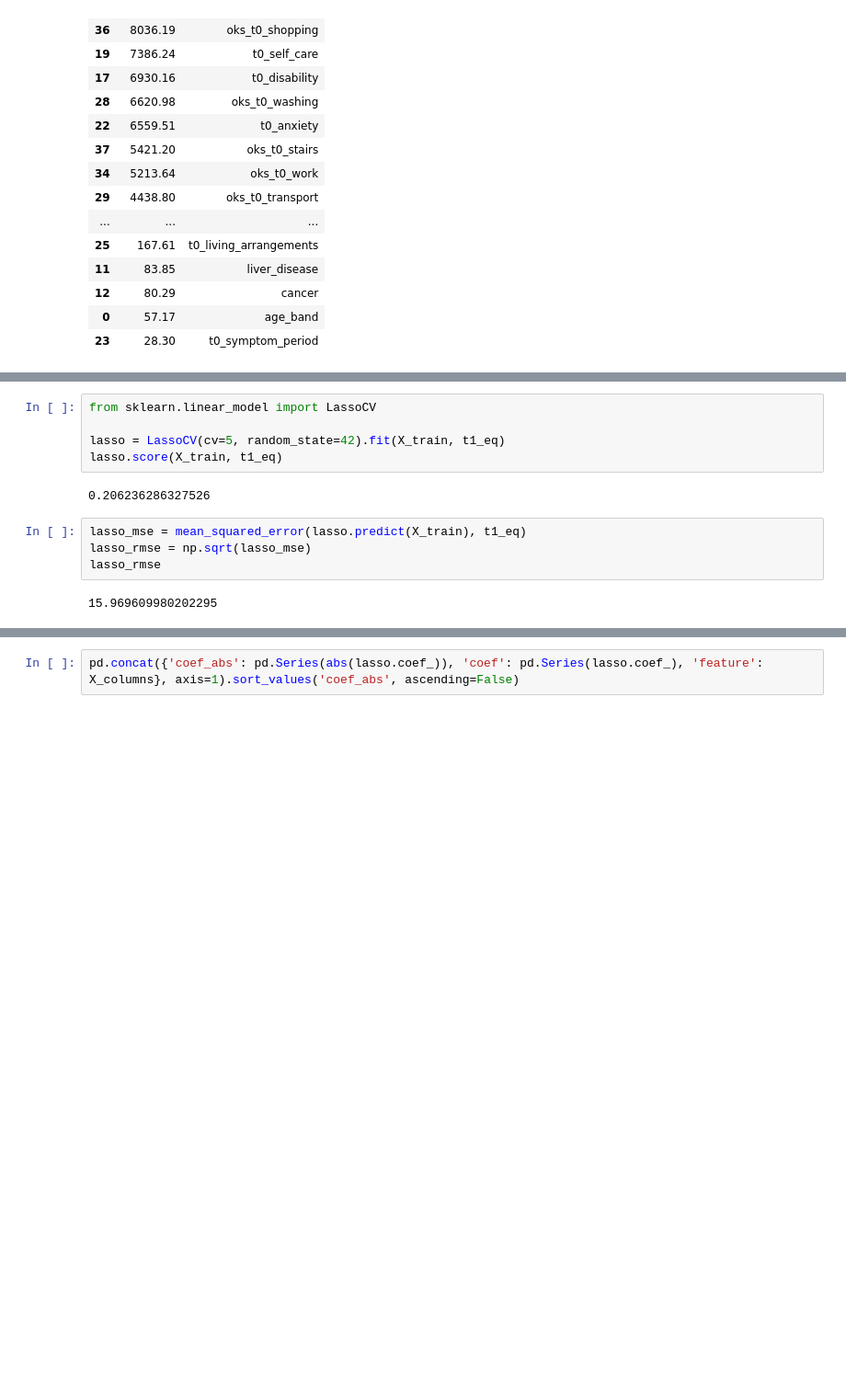
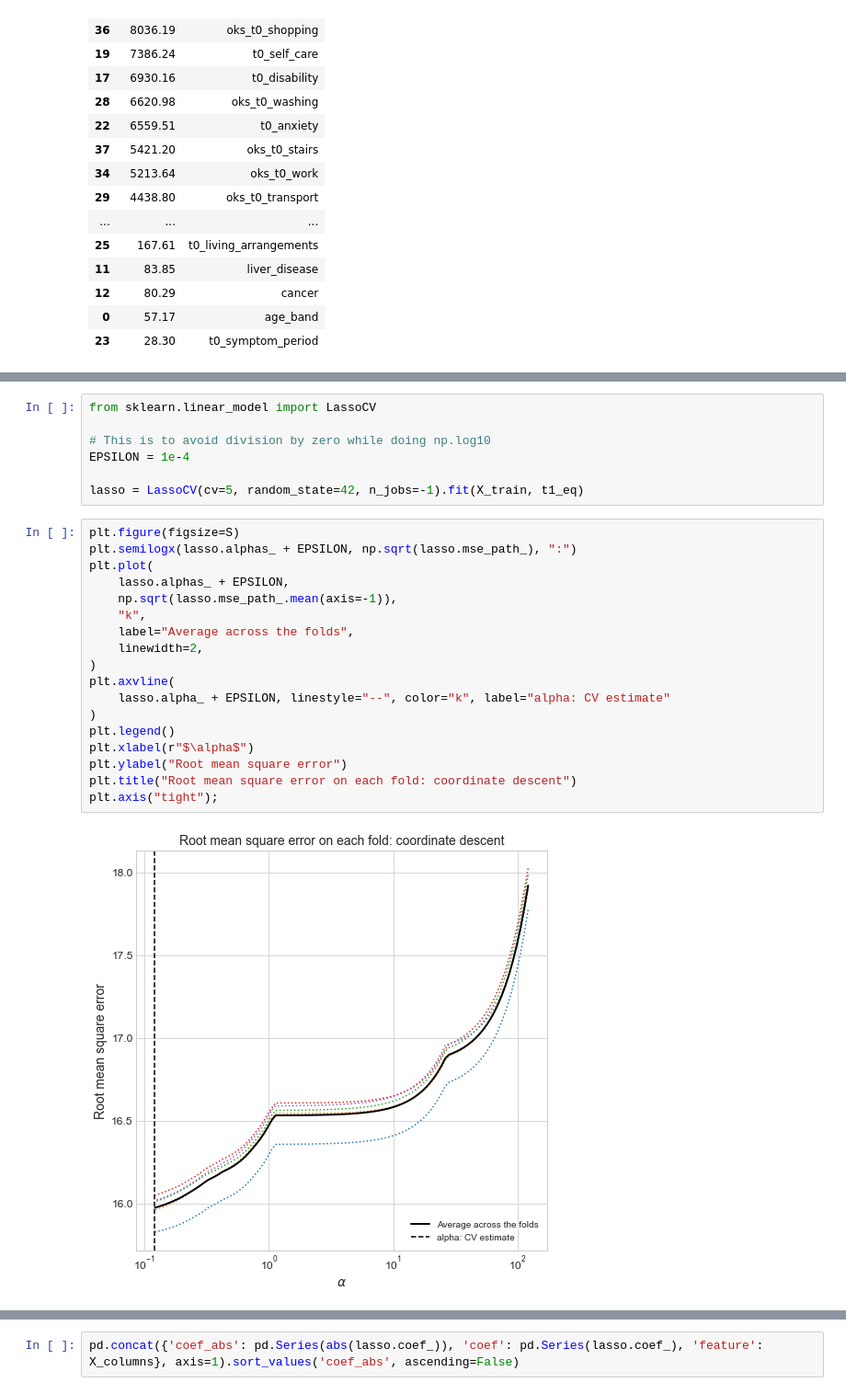
Before and after one commit to EAISI/application-project-nhs-proms, a Jupyter notebook: notebooks/3.0-modeling-regression.ipynb, the cells around one changed output, grey strips where cells are left out. Shown: that part at 92% size. Cells and saved outputs as stored; diff of their text form; blank space fills up the shorter version.

```diff
--- a/notebooks/3.0-modeling-regression.ipynb
+++ b/notebooks/3.0-modeling-regression.ipynb
@@ -334,13 +354,27 @@ pd.concat(
 # %%
 from sklearn.linear_model import LassoCV
 
-lasso = LassoCV(cv=5, random_state=42).fit(X_train, t1_eq)
-lasso.score(X_train, t1_eq)
+# This is to avoid division by zero while doing np.log10
+EPSILON = 1e-4
+
+lasso = LassoCV(cv=5, random_state=42, n_jobs=-1).fit(X_train, t1_eq)
-# %% [output]
-0.206236286327526
-# %%
-lasso_mse = mean_squared_error(lasso.predict(X_train), t1_eq)
-lasso_rmse = np.sqrt(lasso_mse)
-lasso_rmse
-# %% [output]
-15.969609980202295
+# %%
+plt.figure(figsize=S)
+plt.semilogx(lasso.alphas_ + EPSILON, np.sqrt(lasso.mse_path_), ":")
+plt.plot(
+    lasso.alphas_ + EPSILON,
+    np.sqrt(lasso.mse_path_.mean(axis=-1)),
+    "k",
+    label="Average across the folds",
+    linewidth=2,
+)
+plt.axvline(
+    lasso.alpha_ + EPSILON, linestyle="--", color="k", label="alpha: CV estimate"
+)
+plt.legend()
+plt.xlabel(r"$\alpha$")
+plt.ylabel("Root mean square error")
+plt.title("Root mean square error on each fold: coordinate descent")
+plt.axis("tight");
+# %% [output]
+[figure, added]
```
Also changed, not shown: parts of 35 cells of this notebook, 4 other files.
